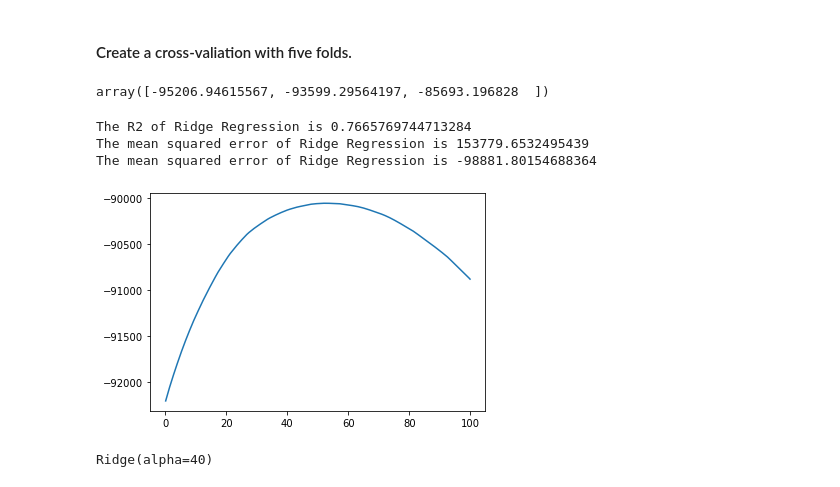
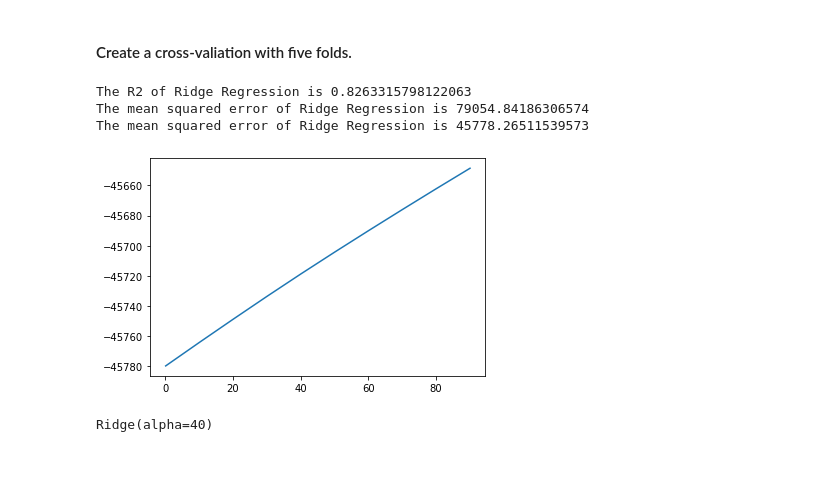
Before and after one commit to pandeysudip/housing-price, a Jupyter notebook: model_building.ipynb, the cells around one changed output. Drawn from its saved outputs; the diff is of its cells as text; code cells hidden in the pictures.

Commit message:
updating model evaluation column with whole usa data

```diff
--- a/model_building.ipynb
+++ b/model_building.ipynb
@@ -39,10 +39,13 @@ usa_2019=pd.read_csv(path)
 # 2019 californaia cleaned data for machine learning
 path_2019=os.path.join('output_census', 'ca_2019_ml.csv')
 ca_2019=pd.read_csv(path_2019)
+# %%
+#seting city as a index
+usa_2019.set_index('City', inplace=True)
 # %%
 #index andcolumns of our data sets
-index=ca_2019.index
-columns=ca_2019.columns
+index=usa_2019.index
+columns=usa_2019.columns
 print(index)
 print(columns)
 # %% [output]
@@ -67,11 +68,11 @@ ca_2019.set_index('City', inplace=True)
 # %%
 # create feature matrix (X)
 #selecting all columns except 'House Value'
-X=ca_2019.drop('House Value', axis=1)
+X=usa_2019.drop('House Value', axis=1)
 
 # create response vector (y)
 ##selecting 'House Value'
-y=ca_2019['House Value'].values
+y=usa_2019['House Value'].values
 # %% [markdown]
 #### Scaling using standard scaler on feature matrix (X)
 # %%
@@ -222,5 +221,5 @@ plt.show()
 # %%
 #choosing the best alpha
-lrl=Lasso(alpha=10)
+lrl=Lasso(alpha=100)
 lrl.fit(X_train, y_train)
 # %% [output]
@@ -277,39 +276,37 @@ R2 Score of testing set  0.8243272785793818
 #### Create a cross-valiation with five folds.
 # %%
 cross_val_score(lr_r, X_train, y_train, scoring='neg_mean_absolute_error', cv=3)
-# %% [output]
-array([-95206.94615567, -93599.29564197, -85693.196828  ])
 # %%
-lr_r_r2=np.mean(cross_val_score(lr_r, X, y, cv=5))
+lr_r_r2=np.mean(cross_val_score(lr_r, X_train, y_train, cv=5))
 print(f'The R2 of Ridge Regression is {lr_r_r2}')
 
 #cross validation features gives greater is better, so score function is opposite of
 #MSE so we need to use -ve to get mse
-lr_r_mse=np.mean(cross_val_score(lr_r, X, y, cv=5, scoring='neg_mean_squared_error'))
+lr_r_mse=np.mean(cross_val_score(lr_r, X_train, y_train, cv=5, scoring='neg_mean_squared_error'))
 lr_r_rmse=np.sqrt(-(lr_l_mse))
 print(f'The mean squared error of Ridge Regression is {lr_r_rmse}')
 
 #mean absolute error
-lr_r_mae=np.mean(cross_val_score(lr_r, X, y, cv=5, scoring='neg_mean_absolute_error'))
-lr_r_mae=(-(lr_l_mae))
+lr_r_mae=np.mean(cross_val_score(lr_r, X_train, y_train, cv=5, scoring='neg_mean_absolute_error'))
+lr_r_mae=(-(lr_r_mae))
 print(f'The mean squared error of Ridge Regression is {lr_r_mae}')
 # %% [output]
-The R2 of Ridge Regression is 0.7665769744713284
-The mean squared error of Ridge Regression is 153779.6532495439
-The mean squared error of Ridge Regression is -98881.80154688364
+The R2 of Ridge Regression is 0.8263315798122063
+The mean squared error of Ridge Regression is 79054.84186306574
+The mean squared error of Ridge Regression is 45778.26511539573
 # %%
 #choosing the best alpha
 alpha=[]
 error=[]
-for i in range(1,1000):
+for i in range(1,1000,100):
     alpha.append(i/10)
     lrr=Ridge(alpha=(i/10))
     error.append(np.mean(cross_val_score(lrr, X_train, y_train, scoring='neg_mean_absolute_error',
                                          cv=5)))
 plt.plot(alpha,error)
 plt.show()
 # %% [output]
-[figure, old version]
+[figure, new version]
 # %%
 #choosing the best alpha (look figure where alpha start to saturate)
 lrr=Ridge(alpha=40)
```
Also changed, not shown: parts of 40 cells of this notebook, 2 other files.
